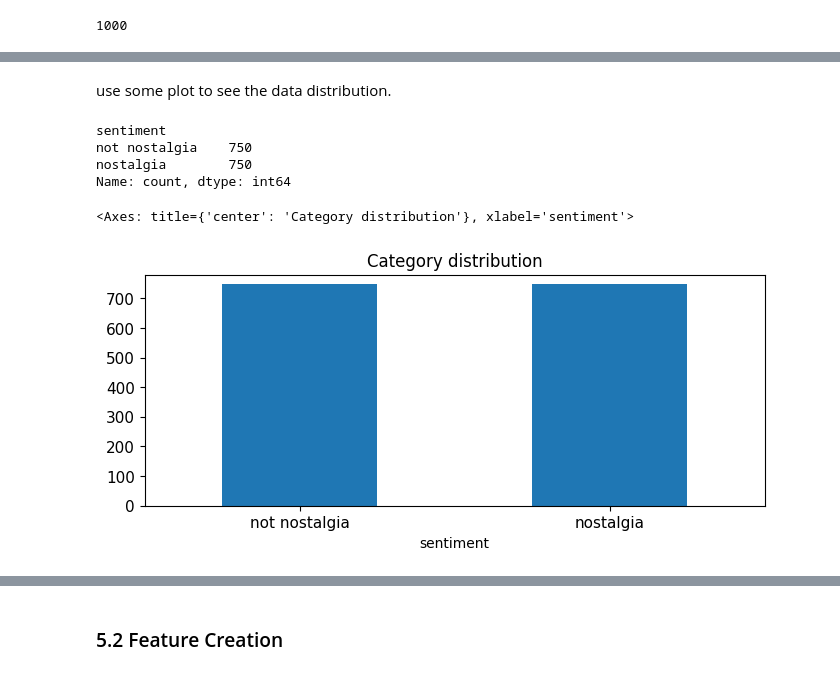
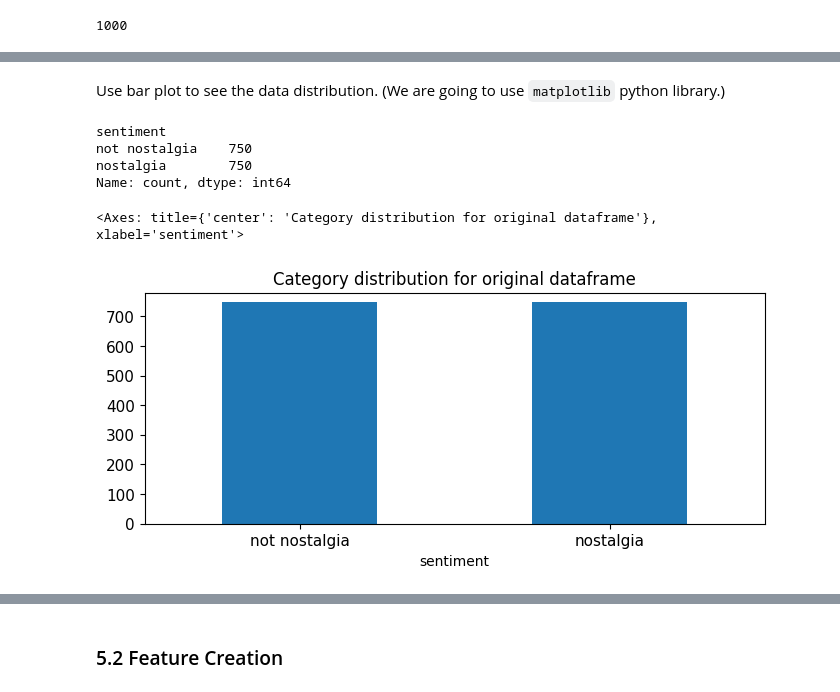
Before and after one commit to JamesHsu1221/DM2024-Lab1-Homework, a Jupyter notebook: DM2024-Lab1-Homework.ipynb, the cells around one changed output, grey strips where cells are left out. Saved outputs shown, nothing was run; the diff lists cells and outputs as text; code cells hidden in the pictures.

```diff
--- a/DM2024-Lab1-Homework.ipynb
+++ b/DM2024-Lab1-Homework.ipynb
@@ -352,20 +377,20 @@ df_sample[0:20]
 # %% [markdown]
-use some plot to see the data distribution.
+Use bar plot to see the data distribution. (We are going to use `matplotlib` python library.)
 # %%
 import matplotlib.pyplot as plt
 %matplotlib inline
 # %%
 print(df.sentiment.value_counts())
 
 # plot barchart for X
 df.sentiment.value_counts().plot(kind = 'bar',
-                                title = 'Category distribution',
+                                title = 'Category distribution for original dataframe',
                                 ylim = [0,  max(df.sentiment.value_counts()+30)],
                                 rot = 0, fontsize = 11, figsize = (8,3))
 # %% [output]
 sentiment
 not nostalgia    750
 nostalgia        750
 Name: count, dtype: int64
-<Axes: title={'center': 'Category distribution'}, xlabel='sentiment'>
+<Axes: title={'center': 'Category distribution for original dataframe'}, xlabel='sentiment'>
-[figure, old version]
+[figure, new version]
```
Also changed, not shown: parts of 115 cells of this notebook.
